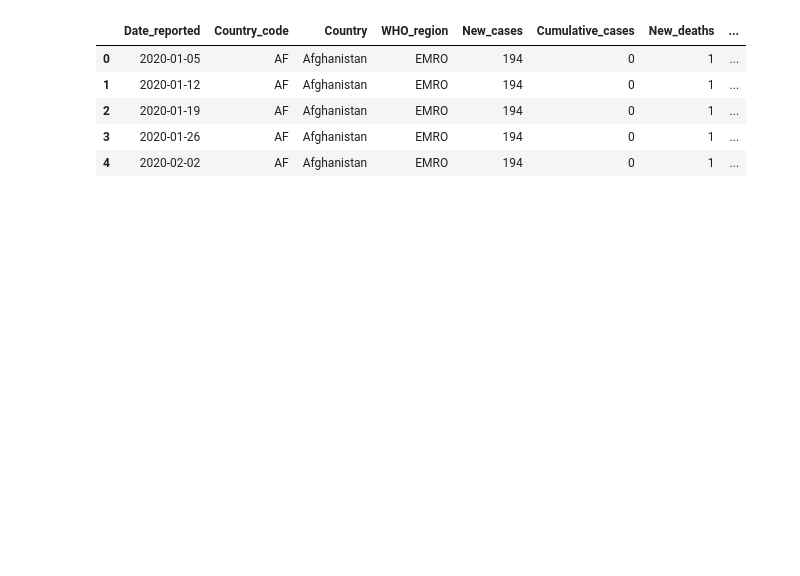
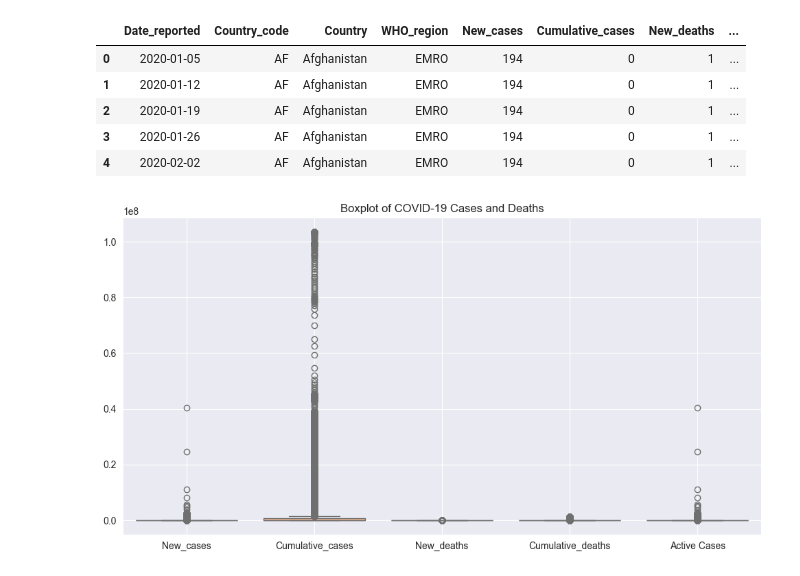
Before and after one commit to omeransar2005/COVID-19-Data-Analysis-Project, a Jupyter notebook: analysis.ipynb, the cells around one changed output. Drawn from its saved outputs; the diff is of its cells as text; code cells hidden in the pictures; blank space fills up the shorter version.

```diff
--- a/analysis.ipynb
+++ b/analysis.ipynb
@@ -200,3 +201,10 @@ df.head()
 | 4 | 2020-02-02 | AF | Afghanistan | EMRO | 194 | 0 | 1 | ... |
 # %%
 df.to_csv(r'data\WHO-COVID-19-global-data_cleaned_2025-03-12.csv', index=False)
+# %%
+plt.figure(figsize=(12, 6))
+sns.boxplot(data=df, palette='pastel')
+plt.title("Boxplot of COVID-19 Cases and Deaths")
+plt.grid(True)
+# %% [output]
+[figure, added]
```
Also changed, not shown: parts of 8 cells of this notebook, 1 other file.
